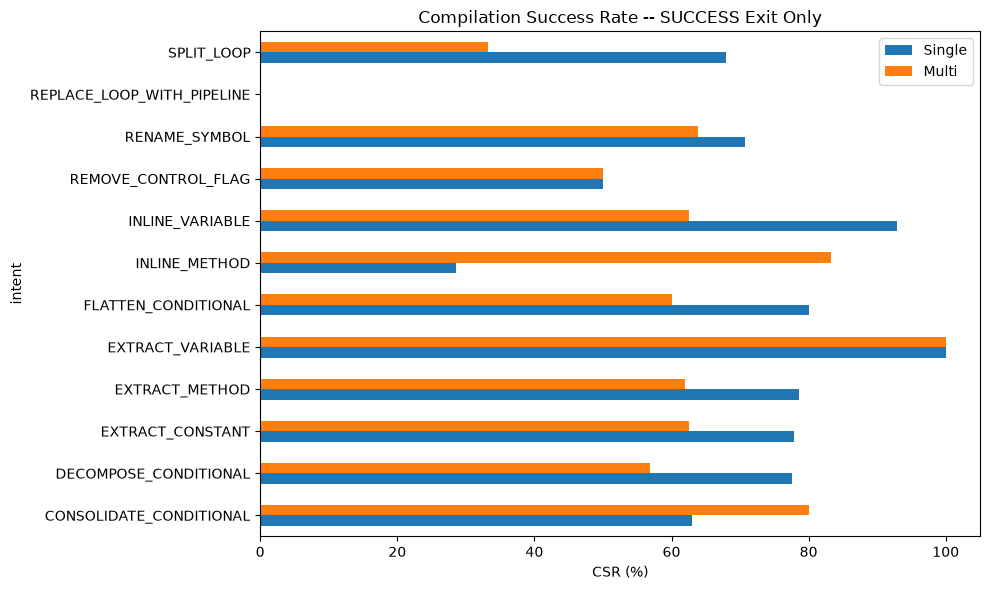
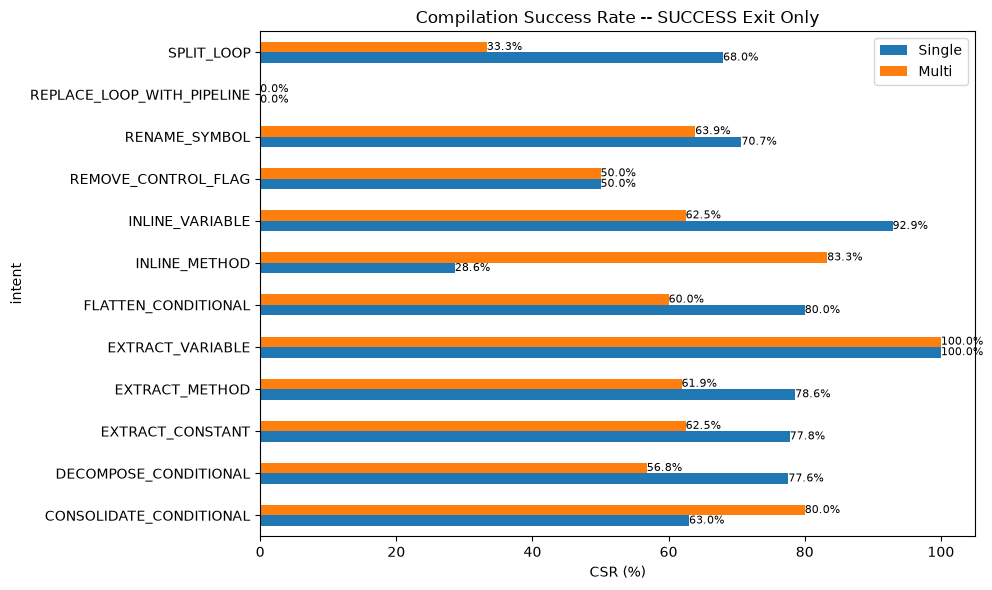
The change to this notebook cell's code, shown as a diff; its figure went from the first image to the second:
--- before
+++ after
@@ -5,3 +5,5 @@
 ax=csr_succ.plot.barh(figsize=(10,6))
 ax.set_title('Compilation Success Rate -- SUCCESS Exit Only')
+for p in ax.patches:
+    ax.annotate(f'{p.get_width():.1f}%',(p.get_width(),p.get_y()+p.get_height()/2),ha='left',va='center',fontsize=8)
 ax.set_xlabel('CSR (%)'); plt.tight_layout(); plt.show()

Commit: fix: add value annotations to all bar charts